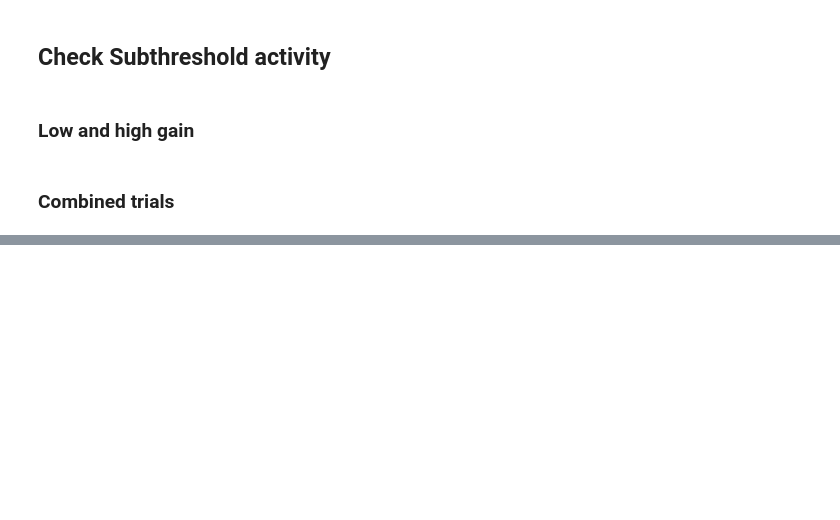
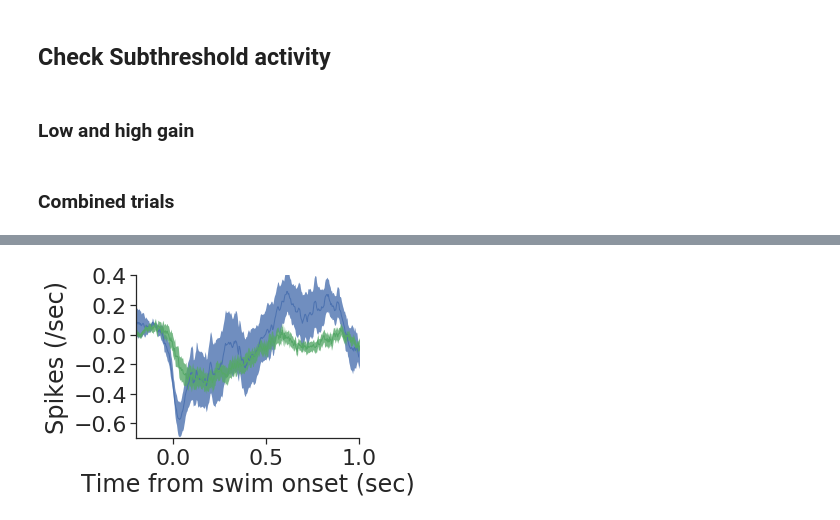
Before and after one commit to zqwei/DRN_voltage_analysis, a Jupyter notebook: Notebooks/gain_ablt_spikes.ipynb, the cells around one changed output, grey strips where cells are left out. Cells and saved outputs as stored; diff of their text form; code cells hidden in the pictures; blank space fills up the shorter version.

```diff
--- a/Notebooks/gain_ablt_spikes.ipynb
+++ b/Notebooks/gain_ablt_spikes.ipynb
@@ -619,5 +373,9 @@ plt.show()
 # %% [markdown]
 ### Combined trials
+# %%
+t_sig = 300
+k_spk = gaussKernel(sigma=3)
+k_sub = gaussKernel(sigma=9)
 # %%
 valid_ind = np.zeros(len(dat_xls_file)).astype('bool')
 
@@ -733,0 +492,32 @@ plt.show()
+# %%
+from scipy.stats import sem
+plt.figure(figsize=(4, 3))
+act_ = np.array(cell_before)
+ff = np.abs(act_).max(axis=-1, keepdims=True)
+act_ = act_ / ff
+mean_ = np.mean(act_[tmp_ind], axis=0)
+std_ = sem(act_[tmp_ind], axis=0)
+# plt.plot(np.arange(-t_pre, t_post)/300, mean_, '-b', lw=2, label='before abltion')
+# plt.plot(np.arange(-t_pre, t_post)/300, mean_-std_, '-b', lw=0.5)
+# plt.plot(np.arange(-t_pre, t_post)/300, mean_+std_, '-b', lw=0.5)
+shaded_errorbar(np.arange(-t_pre, t_post)/300, mean_, std_, color='b')
+
+act_ = np.array(cell_after)
+act_ = act_ / ff
+mean_ = np.mean(act_, axis=0)
+std_ = sem(act_, axis=0)
+# plt.plot(np.arange(-t_pre, t_post)/300, mean_, '--g', lw=2, label='after abltion')
+# plt.plot(np.arange(-t_pre, t_post)/300, mean_-std_, '--g', lw=0.5)
+# plt.plot(np.arange(-t_pre, t_post)/300, mean_+std_, '--g', lw=0.5)
+shaded_errorbar(np.arange(-t_pre, t_post)/300, mean_, std_, color='g')
+
+sns.despine()
+plt.ylabel('Spikes (/sec)')
+plt.xlabel('Time from swim onset (sec)')
+# plt.legend()
+plt.xlim([-0.2, 1.0])
+plt.ylim([-0.7, 0.4])
+plt.yticks(np.arange(-0.6, 0.6, 0.2))
+plt.savefig('../Plots/gain_ablt/pop_ave_sub_se.pdf')
+# %% [output]
+[figure, added]
```
Also changed, not shown: parts of 6 cells of this notebook.
